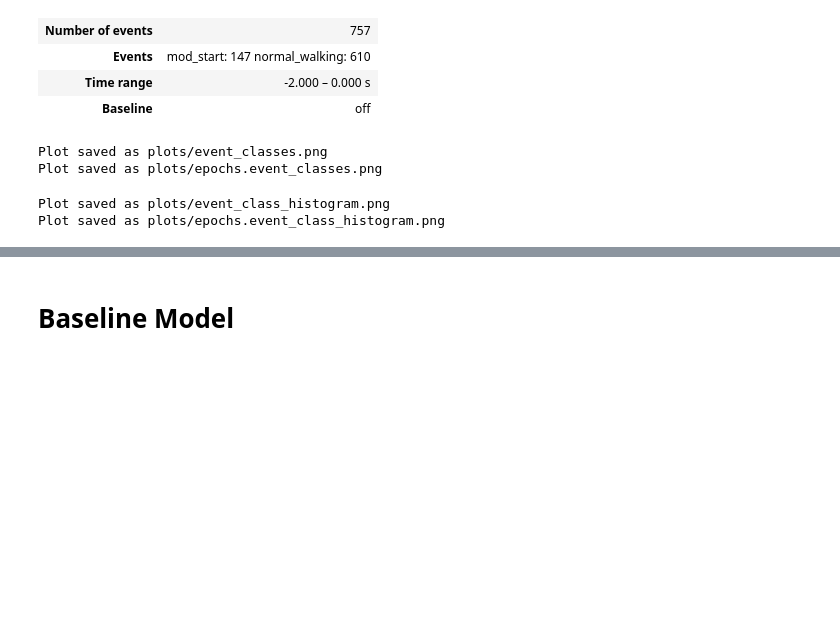
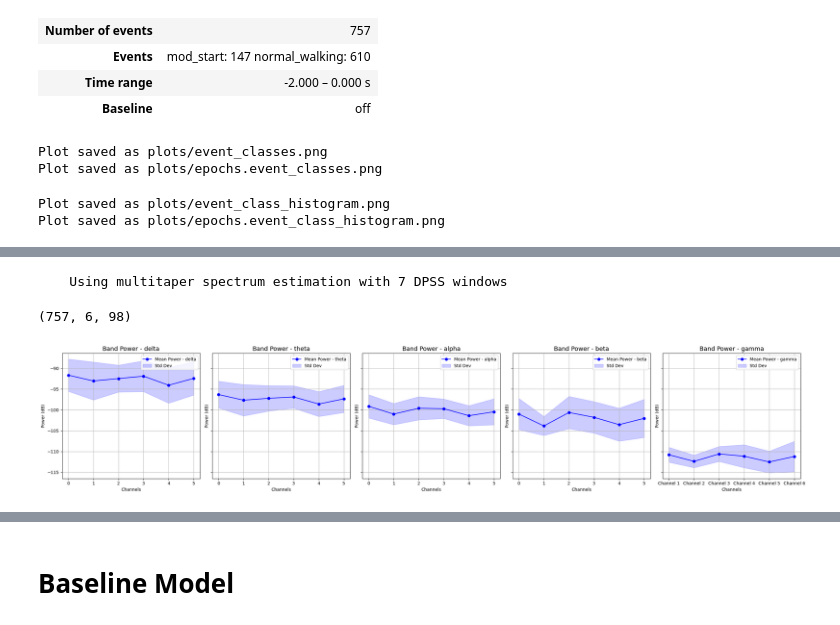
Before and after one commit to orabe/gaitmod, a Jupyter notebook: examples/lfp_all_data copy.ipynb, the cells around one changed output, grey strips where cells are left out. Drawn from its saved outputs; the diff is of its cells as text; code cells hidden in the pictures; blank space fills up the shorter version.

Commit message:
compute, plot spectral features

```diff
--- a/examples/lfp_all_data copy.ipynb
+++ b/examples/lfp_all_data copy.ipynb
@@ -143,7 +144,8 @@ for s in range(n_sessions):
     epochs.events[:, 1] = s # mark the session nr
 
     my_annot = mne.Annotations(
-        onset=events[:, 0]/lfp_sfreq,  # in seconds
+        onset=(events[:, 0] - epoch_sample_length) / lfp_sfreq,  # in seconds
+        # onset=events[:, 0]/lfp_sfreq,  # in seconds
         duration=len(events)*[epoch_duration],  # in seconds, too
         description=events[:, 2],
     )
@@ -284,0 +305,2 @@ Plot saved as plots/epochs.event_class_histogram.png
+# %%
+epochs = mne.read_epochs('processd/lfp_epo.fif')
@@ -284,0 +401,66 @@ Plot saved as plots/epochs.event_class_histogram.png
+# %%
+def compute_overall_psd(epochs, fmin=1, fmax=50):
+    """
+    Computes the overall PSD across all channels and epochs from the MNE epochs object.
+
+    Parameters:
+    - epochs: mne.Epochs object containing the LFP data.
+    - fmin: Minimum frequency for PSD computation (default is 1 Hz).
+    - fmax: Maximum frequency for PSD computation (default is 50 Hz).
+
+    Returns:
+    - psds_db: PSD values in decibels.
+    - freqs: Corresponding frequency values.
+    """
+    # Compute PSD across all frequencies from fmin to fmax
+    psds, freqs = epochs.compute_psd(fmin=fmin, fmax=fmax).get_data(return_freqs=True)
+
+    # Convert PSD to decibels (optional)
+    psds_db = 10 * np.log10(psds)
+
+    return psds_db, freqs  # Return both the psds and the corresponding frequencies
+
+# Extract PSD features
+overall_psd_features, overall_psd_freqs = compute_overall_psd(epochs)
+overall_psd_features.shape
+# %% [output]
+    Using multitaper spectrum estimation with 7 DPSS windows
+(757, 6, 98)
+# %%
+def visualize_band_power(band_power_features):
+    """
+    Visualizes the band power features stored in a dictionary.
+
+    Parameters:
+    - band_power_features: dict
+        Dictionary where keys are frequency bands and values are arrays of shape (epochs, channels).
+    """
+    # Set up the figure and axes
+    n_bands = len(band_power_features)
+    fig, axes = plt.subplots(1, n_bands, figsize=(5 * n_bands, 5), sharey=True)
+
+    for ax, (band, data) in zip(axes, band_power_features.items()):
+        # Calculate mean and standard deviation across epochs for each channel
+        mean_power = np.mean(data, axis=0)  # Mean across epochs
+        std_power = np.std(data, axis=0)    # Std deviation across epochs
+
+        # Plot mean band power for each channel
+        ax.plot(mean_power, label=f'Mean Power - {band}', color='blue', marker='o')
+        ax.fill_between(range(data.shape[1]), mean_power - std_power, mean_power + std_power,
+                        color='blue', alpha=0.2, label='Std Dev')
+
+        ax.set_title(f'Band Power - {band}', fontsize=14)
+        ax.set_ylabel('Power (dB)')
+        ax.set_xlabel('Channels')
+        ax.legend()
+        ax.grid(True)
+
+    plt.xticks(ticks=range(data.shape[1]), labels=[f'Channel {i+1}' for i in range(data.shape[1])])
+    plt.tight_layout()
+    plt.show()
+
+# Example usage:
+# Assuming `band_power_features` is your dictionary containing the band power data.
+visualize_band_power(band_power_features)
+# %% [output]
+[figure, added]
```
Also changed, not shown: parts of 25 cells of this notebook, 24 other files.
